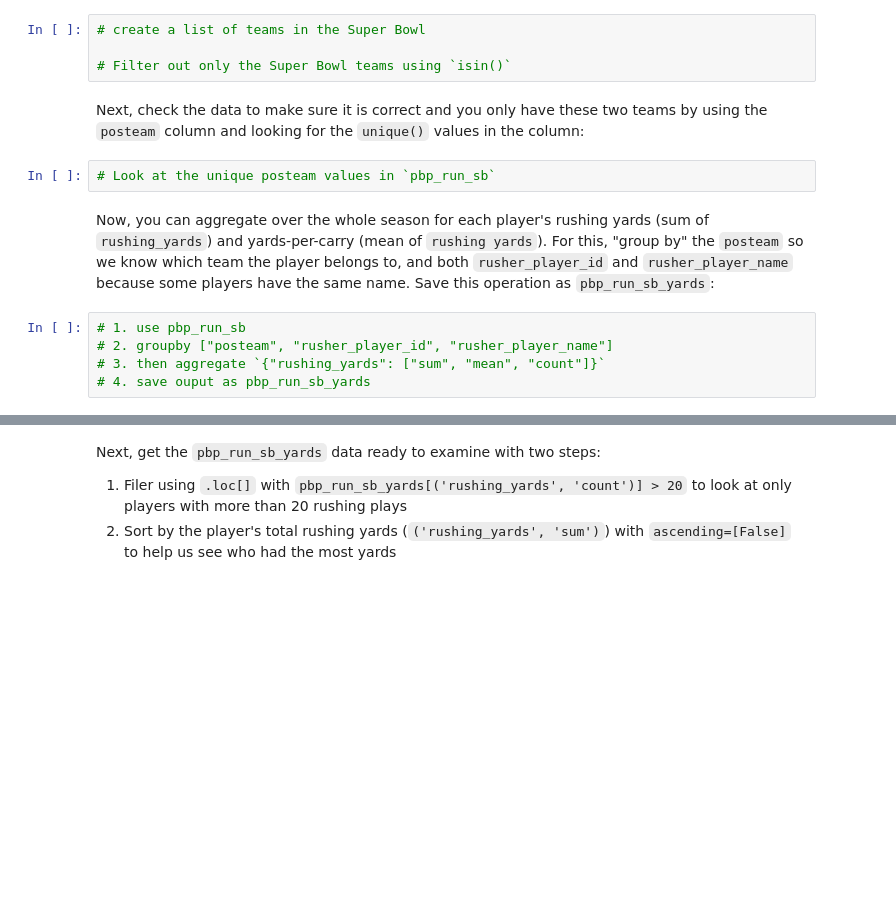
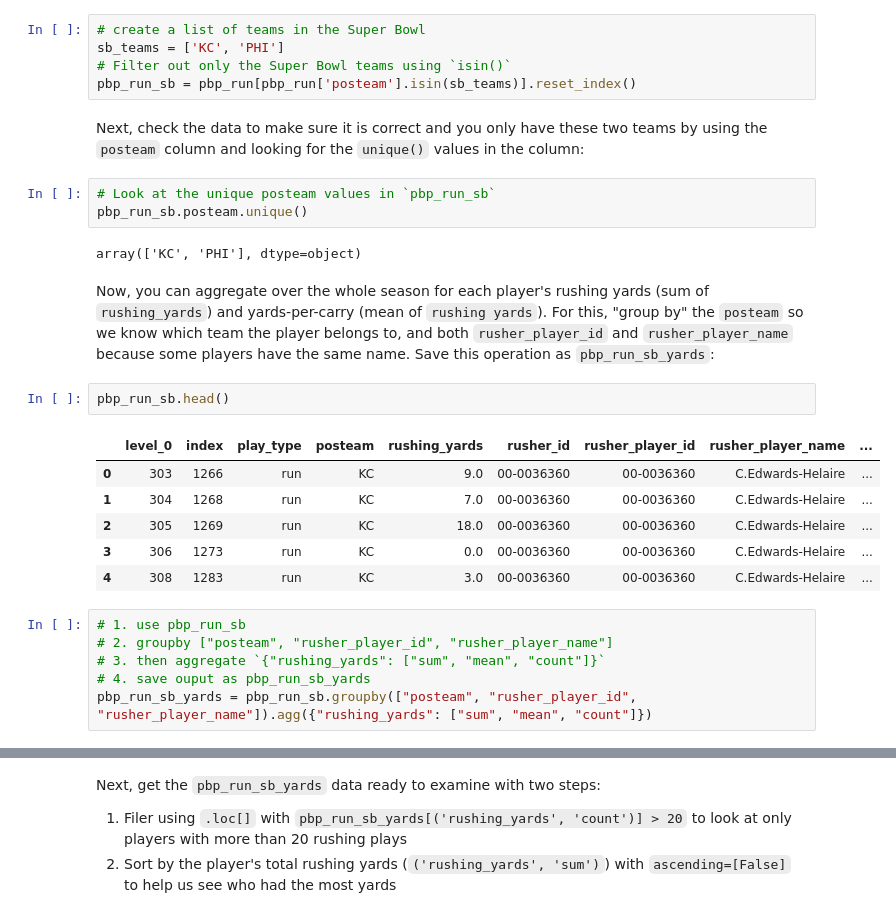
Before and after one commit to SirTee12/DataCamp-Code-Along-Projects, a Jupyter notebook: SuperBowl Analysis/SuperBowl_Analysis.ipynb, the cells around one changed output, grey strips where cells are left out. Cells and saved outputs as stored; diff of their text form; blank space fills up the shorter version.

Commit message:
Get the best rushers in the super bowl

```diff
--- a/SuperBowl Analysis/SuperBowl_Analysis.ipynb
+++ b/SuperBowl Analysis/SuperBowl_Analysis.ipynb
@@ -95,18 +95,32 @@ First, select the data for the two teams in the Super Bowl, the Philadelphia Eag
 4. Save the outputs as `pbp_run_sb`
 # %%
 # create a list of teams in the Super Bowl
-
+sb_teams = ['KC', 'PHI']
 # Filter out only the Super Bowl teams using `isin()`
+pbp_run_sb = pbp_run[pbp_run['posteam'].isin(sb_teams)].reset_index()
 # %% [markdown]
 Next, check the data to make sure it is correct and you only have these two teams by using the `posteam` column and looking for the `unique()` values in the column:
 # %%
 # Look at the unique posteam values in `pbp_run_sb`
+pbp_run_sb.posteam.unique()
+# %% [output]
+array(['KC', 'PHI'], dtype=object)
 # %% [markdown]
 Now, you can aggregate over the whole season for each player's rushing yards (sum of `rushing_yards`) and yards-per-carry (mean of `rushing yards`).
 For this, "group by" the `posteam` so we know which team the player belongs to, and both `rusher_player_id` and `rusher_player_name` because some players have the same name.
 Save this operation as `pbp_run_sb_yards`:
+# %%
+pbp_run_sb.head()
+# %% [output]
+|  | level_0 | index | play_type | posteam | rushing_yards | rusher_id | rusher_player_id | rusher_player_name | ... |
+| 0 | 303 | 1266 | run | KC | 9.0 | 00-0036360 | 00-0036360 | C.Edwards-Helaire | ... |
+| 1 | 304 | 1268 | run | KC | 7.0 | 00-0036360 | 00-0036360 | C.Edwards-Helaire | ... |
+| 2 | 305 | 1269 | run | KC | 18.0 | 00-0036360 | 00-0036360 | C.Edwards-Helaire | ... |
+| 3 | 306 | 1273 | run | KC | 0.0 | 00-0036360 | 00-0036360 | C.Edwards-Helaire | ... |
+| 4 | 308 | 1283 | run | KC | 3.0 | 00-0036360 | 00-0036360 | C.Edwards-Helaire | ... |
 # %%
 # 1. use pbp_run_sb
 # 2. groupby ["posteam", "rusher_player_id", "rusher_player_name"]
 # 3. then aggregate `{"rushing_yards": ["sum", "mean", "count"]}`
 # 4. save ouput as pbp_run_sb_yards
+pbp_run_sb_yards = pbp_run_sb.groupby(["posteam", "rusher_player_id",               "rusher_player_name"]).agg({"rushing_yards": ["sum", "mean", "count"]})
```
Also changed, not shown: parts of 3 cells of this notebook.
